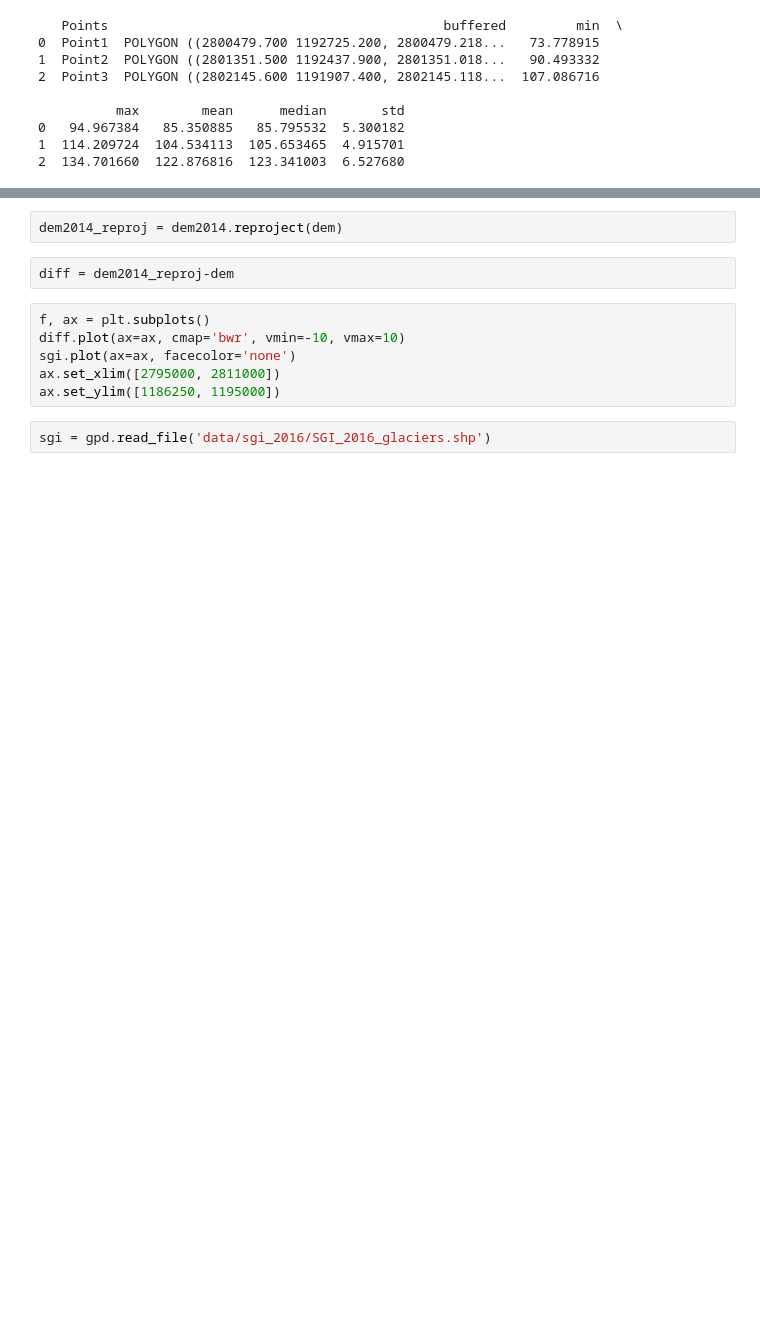
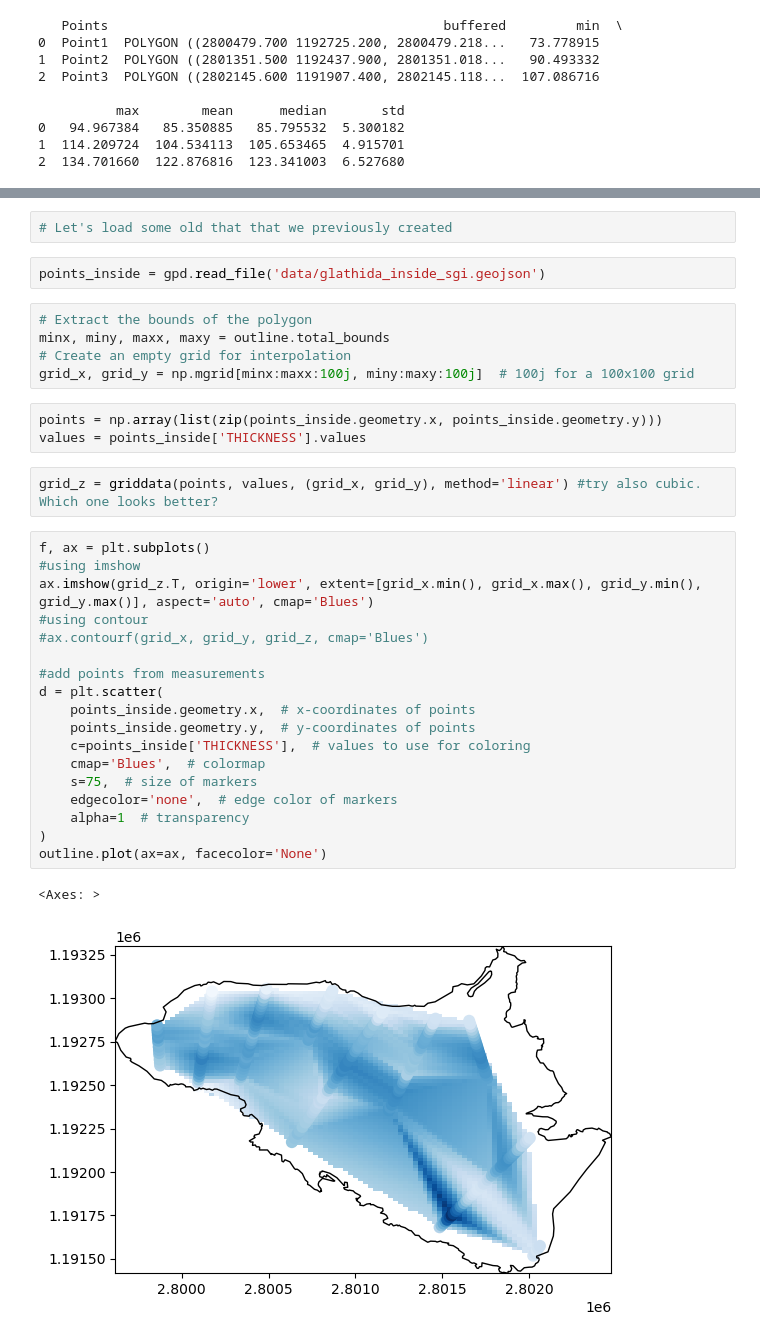
Before and after one commit to mauro3/CORDS, a Jupyter notebook: Workshop-Geodata-Processing/Working-with-raster-data.ipynb, the cells around one changed output, grey strips where cells are left out. Cells and saved outputs as stored; diff of their text form; blank space fills up the shorter version.

```diff
--- a/Workshop-Geodata-Processing/Working-with-raster-data.ipynb
+++ b/Workshop-Geodata-Processing/Working-with-raster-data.ipynb
@@ -201,12 +242,35 @@ dem2014 = xdem.DEM('./data/DEMs/2014_SILVRETTA_DSM_1m_LV95_LN02_CIR_low_raw.tif'
+# %%
+# Let's load some old that that we previously created
+# %%
+points_inside = gpd.read_file('data/glathida_inside_sgi.geojson')
 # %%
-dem2014_reproj = dem2014.reproject(dem)
+# Extract the bounds of the polygon
+minx, miny, maxx, maxy = outline.total_bounds
+# Create an empty grid for interpolation
+grid_x, grid_y = np.mgrid[minx:maxx:100j, miny:maxy:100j]  # 100j for a 100x100 grid
 # %%
-diff = dem2014_reproj-dem
+points = np.array(list(zip(points_inside.geometry.x, points_inside.geometry.y)))
+values = points_inside['THICKNESS'].values
 # %%
-f, ax = plt.subplots()
-diff.plot(ax=ax, cmap='bwr', vmin=-10, vmax=10)
-sgi.plot(ax=ax, facecolor='none')
-ax.set_xlim([2795000, 2811000])
-ax.set_ylim([1186250, 1195000])
+grid_z = griddata(points, values, (grid_x, grid_y), method='linear') #try also cubic. Which one looks better?
 # %%
-sgi = gpd.read_file('data/sgi_2016/SGI_2016_glaciers.shp')
+f, ax = plt.subplots()
+#using imshow
+ax.imshow(grid_z.T, origin='lower', extent=[grid_x.min(), grid_x.max(), grid_y.min(), grid_y.max()], aspect='auto', cmap='Blues')
+#using contour
+#ax.contourf(grid_x, grid_y, grid_z, cmap='Blues')
+
+#add points from measurements
+d = plt.scatter(
+    points_inside.geometry.x,  # x-coordinates of points
+    points_inside.geometry.y,  # y-coordinates of points
+    c=points_inside['THICKNESS'],  # values to use for coloring
+    cmap='Blues',  # colormap
+    s=75,  # size of markers
+    edgecolor='none',  # edge color of markers
+    alpha=1  # transparency
+)
+outline.plot(ax=ax, facecolor='None')
+# %% [output]
+<Axes: >
+[figure, added]
```
Also changed, not shown: parts of 28 cells of this notebook, 3 other files.
